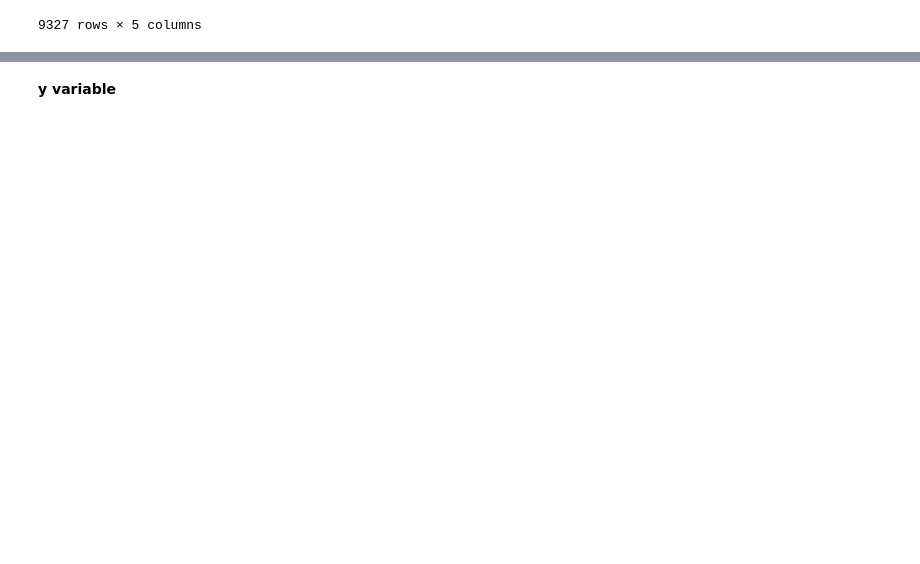
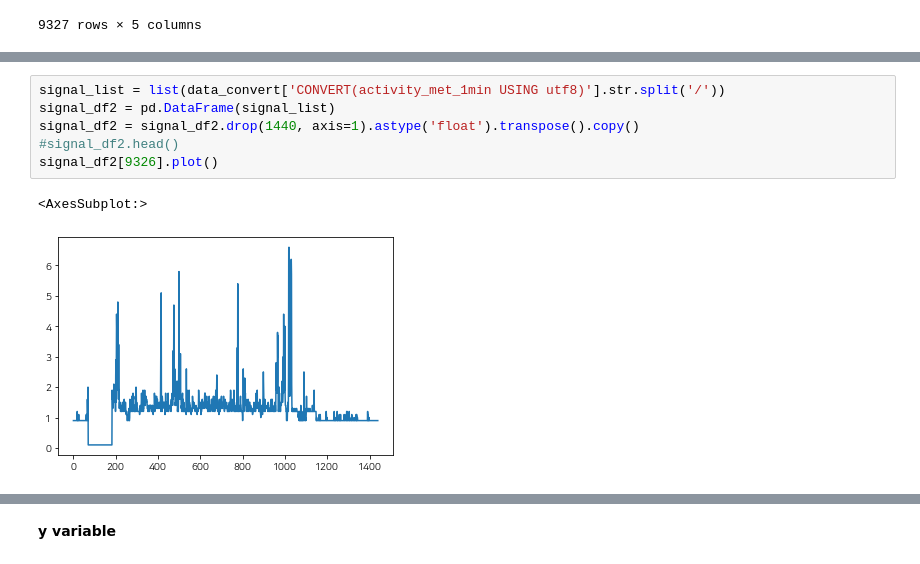
Before and after one commit to NumpyGonHey/Dementia_clf, a Jupyter notebook: dolphin/EDA_report_code_demential.ipynb, the cells around one changed output, grey strips where cells are left out. Saved outputs shown, nothing was run; the diff lists cells and outputs as text; blank space fills up the shorter version.

```diff
--- a/dolphin/EDA_report_code_demential.ipynb
+++ b/dolphin/EDA_report_code_demential.ipynb
@@ -325,0 +413,9 @@ ValueError: could not convert string to float: ''
+# %%
+signal_list = list(data_convert['CONVERT(activity_met_1min USING utf8)'].str.split('/'))
+signal_df2 = pd.DataFrame(signal_list)
+signal_df2 = signal_df2.drop(1440, axis=1).astype('float').transpose().copy()
+#signal_df2.head()
+signal_df2[9326].plot()
+# %% [output]
+<AxesSubplot:>
+[figure, added]
```
Also changed, not shown: parts of 26 cells of this notebook.
